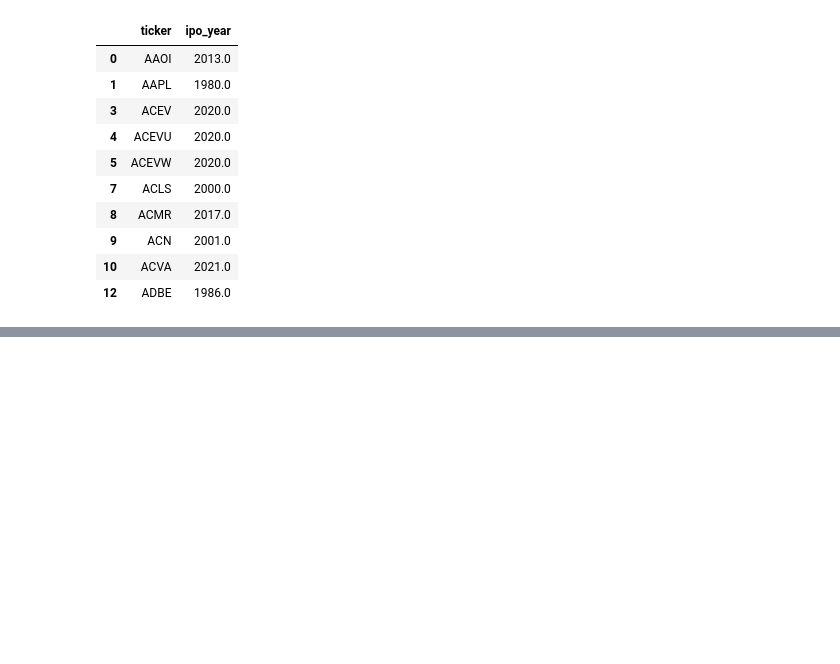
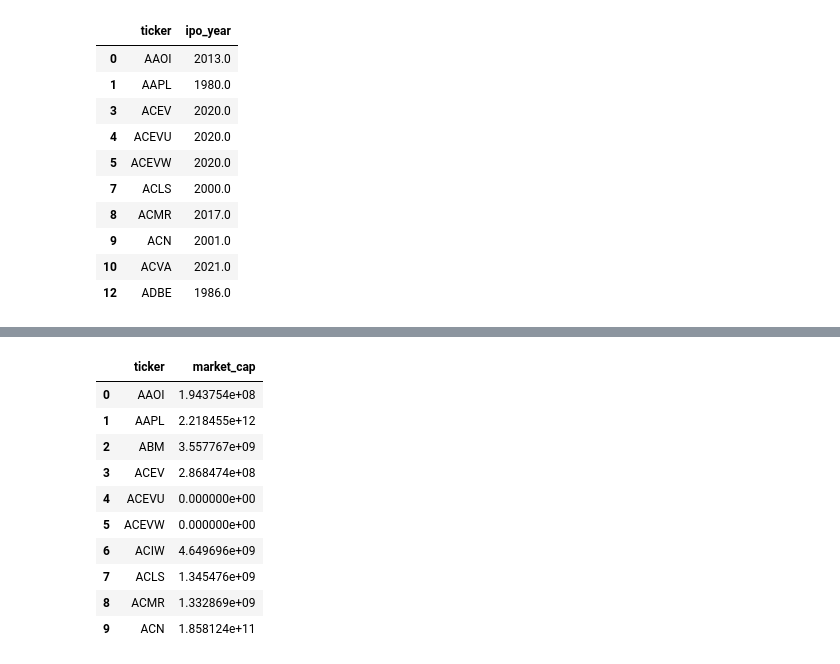
Before and after one commit to DanMarks12/Final_Project_Group5, a Jupyter notebook: Tech_Stocks.ipynb, the cells around one changed output, grey strips where cells are left out. Saved outputs shown, nothing was run; the diff lists cells and outputs as text; code cells hidden in the pictures; blank space fills up the shorter version.

```diff
--- a/Tech_Stocks.ipynb
+++ b/Tech_Stocks.ipynb
@@ -117,3 +117,19 @@ memory usage: 11.1+ KB
 # %%
 # save the data into a csv file
 df.to_csv(r'Resources/techstocks.csv',index = False)
+# %%
+# pandas drop columns using list of column names
+newtech_stock_info = stock_info_df.drop(['% Change', 'Volume', 'Country', 'Net Change','last_sale','sector','industry','c_name','ipo_year'], axis=1)
+newtech_stock_info.head(10)
+# %% [output]
+|  | ticker | market_cap |
+| 0 | AAOI | 1.943754e+08 |
+| 1 | AAPL | 2.218455e+12 |
+| 2 | ABM | 3.557767e+09 |
+| 3 | ACEV | 2.868474e+08 |
+| 4 | ACEVU | 0.000000e+00 |
+| 5 | ACEVW | 0.000000e+00 |
+| 6 | ACIW | 4.649696e+09 |
+| 7 | ACLS | 1.345476e+09 |
+| 8 | ACMR | 1.332869e+09 |
+| 9 | ACN | 1.858124e+11 |
```
Also changed, not shown: parts of 10 cells of this notebook.
